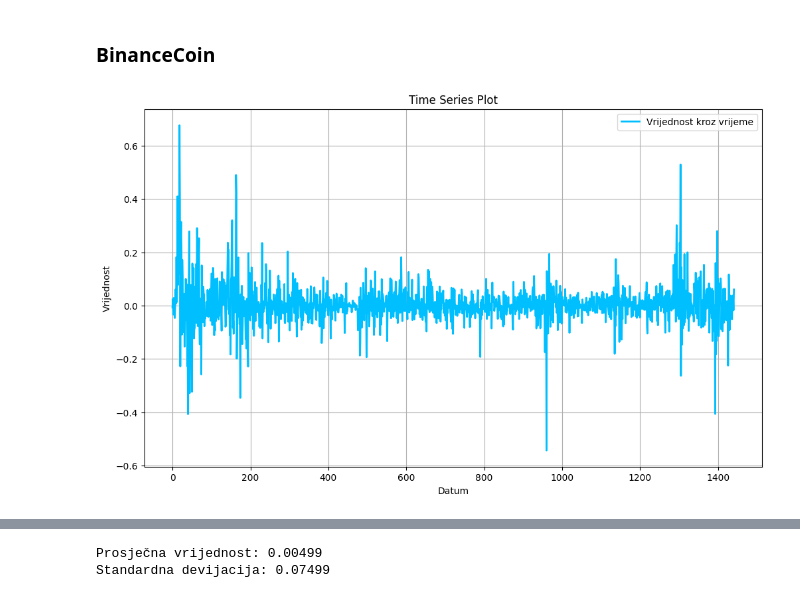
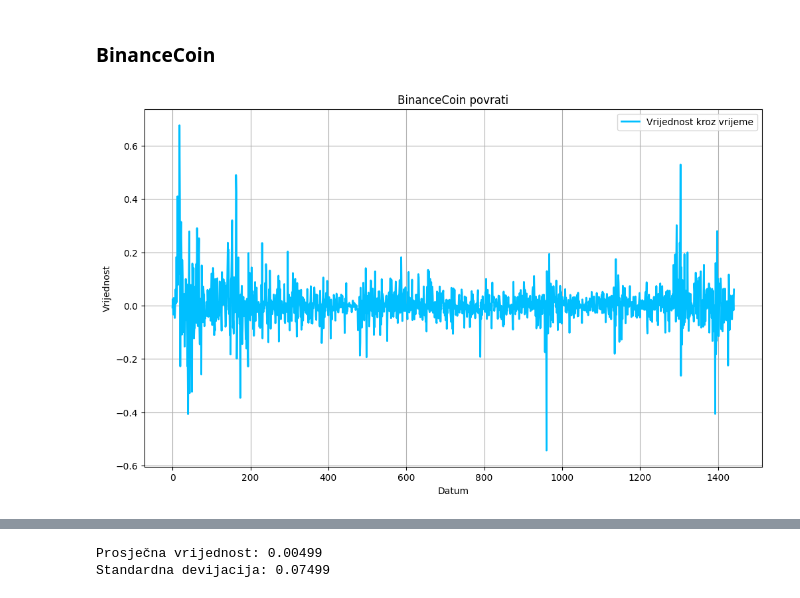
Before and after one commit to IvanDzanija/PortfolioSimulator, a Jupyter notebook: QuantifyRisk/notebooks/Analysis.ipynb, the cells around one changed output, grey strips where cells are left out. Cells and saved outputs as stored; diff of their text form; code cells hidden in the pictures.

```diff
--- a/QuantifyRisk/notebooks/Analysis.ipynb
+++ b/QuantifyRisk/notebooks/Analysis.ipynb
@@ -85,14 +96,14 @@ Standardna devijacija: 0.08588
 # %%
 df = dataframes[coins[1]]
 df['log_returns'] = np.log(df['Close'] / df['Open'])
 
 plt.figure(figsize=(12, 7))
 plt.plot(df.index, df['log_returns'], label='Vrijednost kroz vrijeme', color='deepskyblue', linewidth=2)
-plt.title('Time Series Plot')
+plt.title(coins[1] + ' povrati')
 plt.xlabel('Datum')
 plt.ylabel('Vrijednost')
 plt.legend()
 plt.grid(True)
 plt.show()
 # %% [output]
-[figure, old version]
+[figure, new version]
```
Also changed, not shown: parts of 71 cells of this notebook.
